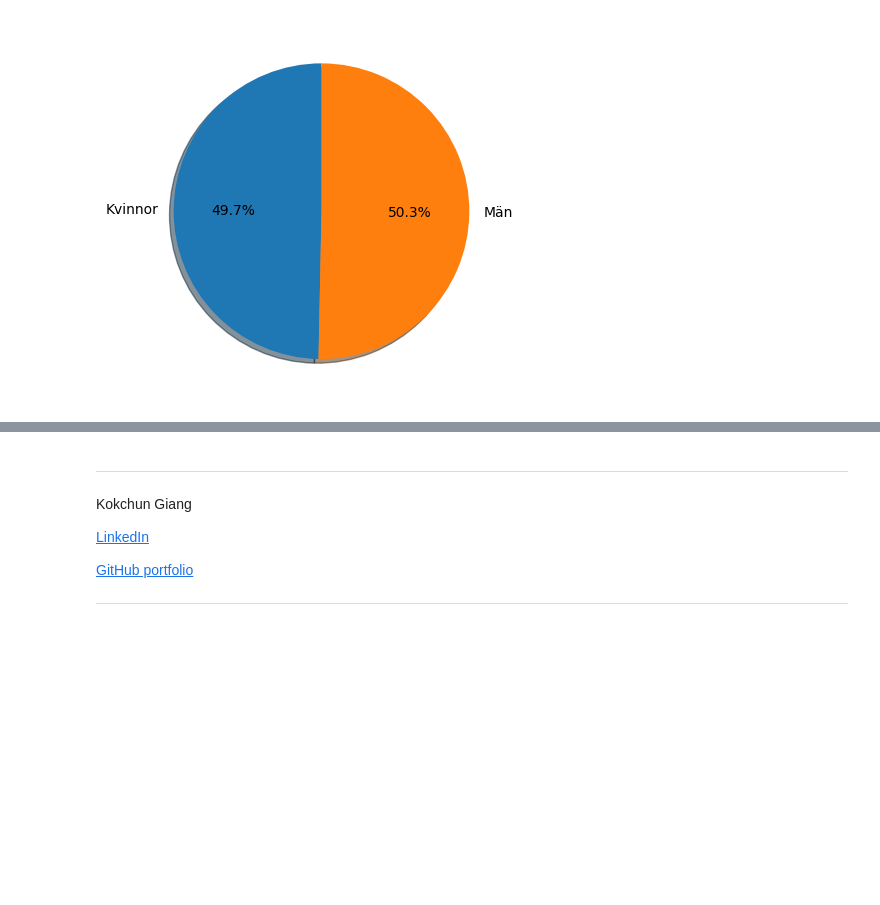
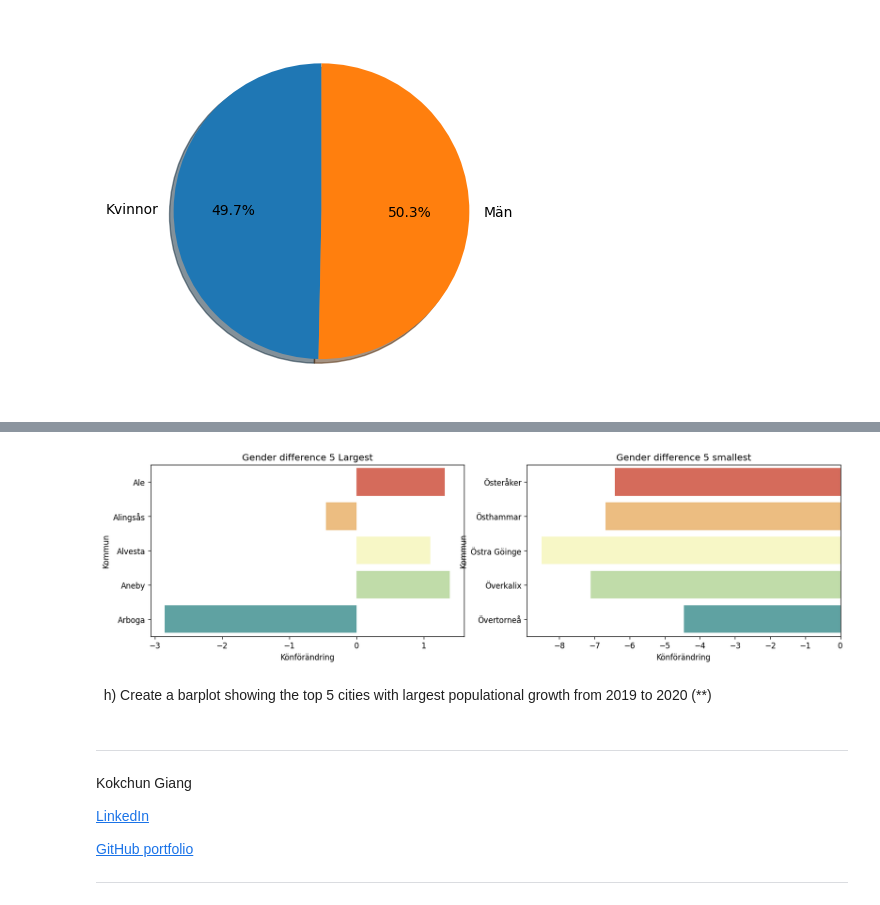
Before and after one commit to Rufshod/Databehandling-Alexander-Andersson, a Jupyter notebook: Exercises/E00_pandas_basic_syntax.ipynb, the cells around one changed output, grey strips where cells are left out. Cells and saved outputs as stored; diff of their text form; code cells hidden in the pictures; blank space fills up the shorter version.

```diff
--- a/Exercises/E00_pandas_basic_syntax.ipynb
+++ b/Exercises/E00_pandas_basic_syntax.ipynb
@@ -624,6 +641,12 @@ plt.pie(pop_list, startangle=90, labels=mylabels, autopct="%0.1f%%", shadow=True
 df_women_pop = df_all.groupby("Kön").get_group("Kvinna")["Folkmängd 2020"].astype(float)
 df_male_pop = df_all.groupby("Kön").get_group("Man")["Folkmängd 2020"].astype(float)
 
-df_women_pop.head(5)
-df_male_pop.head(5)
+
+df_women_pop = df_women_pop.reset_index()
+df_male_pop = df_male_pop.reset_index()
+df_diff = round((df_women_pop - df_male_pop)/(df_women_pop + df_male_pop/2)*100, 2)
+df_diff.sort_values("Folkmängd 2020")
+df_diff.pop("index")
+
+df_diff = df_diff.rename(columns= {"Folkmängd 2020": "Könförändring"})
 # %% [output]
@@ -636,3 +666,19 @@ Name: Folkmängd 2020, dtype: float64
+# %%
+
+df_gender_diff = pd.concat([df_total, df_diff],axis=1) # Grabs df_total from earlier to get 290 rows instead of 580.
+# we miss the data with the actual gender but now we can atleast plot the data
+# %%
+fig, axes = plt.subplots(1, 2, figsize=(16, 4), dpi=120)
+titles = ["Gender difference 5 Largest", "Gender difference 5 smallest"]
+data_frames = (df_gender_diff.head(), df_gender_diff.tail())
+
+for i, (data, title) in enumerate(zip(data_frames, titles)):
+    sns.barplot(data=data, x="Könförändring", y="Kommun", ax=axes[i], palette= "Spectral")
+    axes[i].set(title=title)
+# %% [output]
+[figure, added]
+# %% [markdown]
+&nbsp; h) Create a barplot showing the top 5 cities with largest populational growth from 2019 to 2020 (**)
 # %% [markdown]
 ---
 
```
Also changed, not shown: parts of 3 cells of this notebook.
